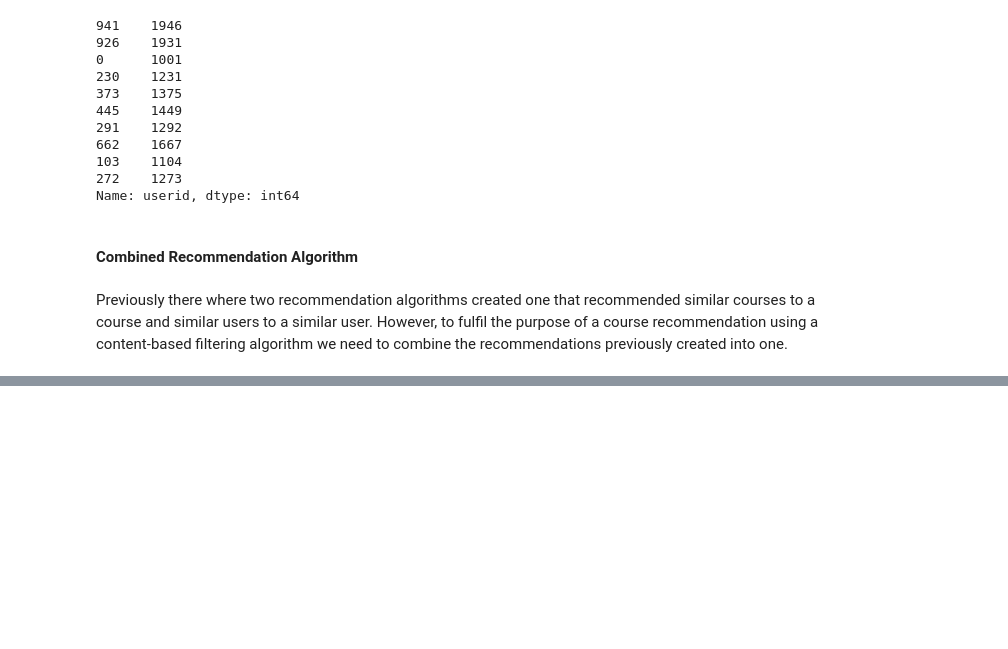
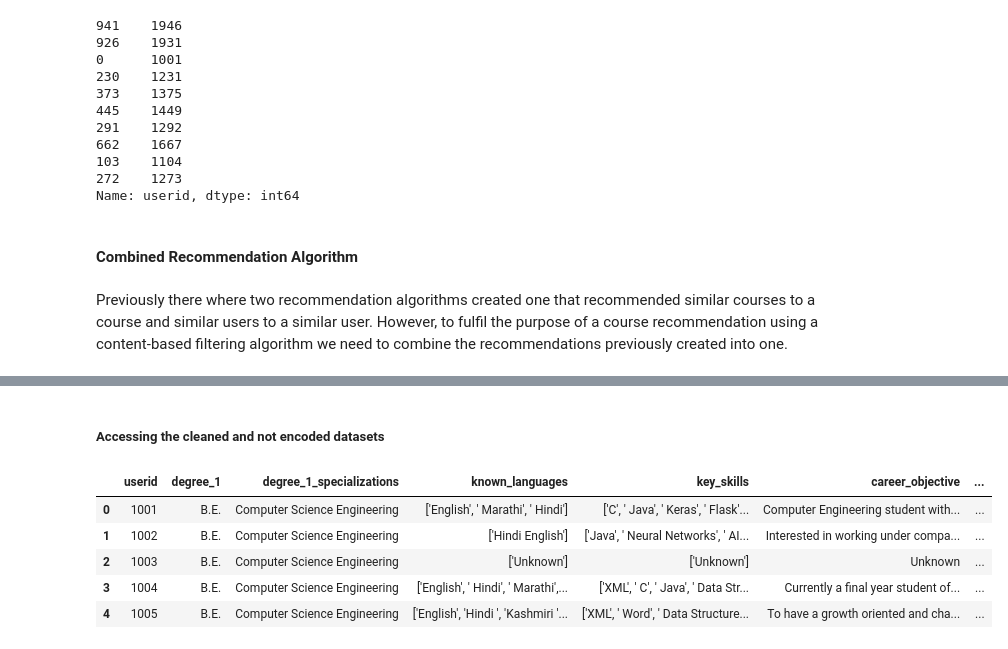
Before and after one commit to janiceXerri21/JaniceXerri_FYP_PCRS_VRLE_2024, a Jupyter notebook: TestingContentBased.ipynb, the cells around one changed output, grey strips where cells are left out. Cells and saved outputs as stored; diff of their text form; code cells hidden in the pictures; blank space fills up the shorter version.

```diff
--- a/TestingContentBased.ipynb
+++ b/TestingContentBased.ipynb
@@ -342,0 +316,12 @@ cb_user_dataset.head()
+# %% [markdown]
+##### Accessing the cleaned and not encoded datasets
+# %%
+user_profile = pd.read_csv('cleanedDatasets/cleaned_user_profile.csv')
+user_profile.head()
+# %% [output]
+|  | userid | degree_1 | degree_1_specializations | known_languages | key_skills | career_objective | ... |
+| 0 | 1001 | B.E. | Computer Science Engineering | ['English', ' Marathi', ' Hindi'] | ['C', ' Java', ' Keras', ' Flask'... | Computer Engineering student with... | ... |
+| 1 | 1002 | B.E. | Computer Science Engineering | ['Hindi English'] | ['Java', ' Neural Networks', ' AI... | Interested in working under compa... | ... |
+| 2 | 1003 | B.E. | Computer Science Engineering | ['Unknown'] | ['Unknown'] | Unknown | ... |
+| 3 | 1004 | B.E. | Computer Science Engineering | ['English', ' Hindi', ' Marathi',... | ['XML', ' C', ' Java', ' Data Str... | Currently a final year student of... | ... |
+| 4 | 1005 | B.E. | Computer Science Engineering | ['English', 'Hindi ', 'Kashmiri '... | ['XML', ' Word', ' Data Structure... | To have a growth oriented and cha... | ... |
```
Also changed, not shown: parts of 22 cells of this notebook.
